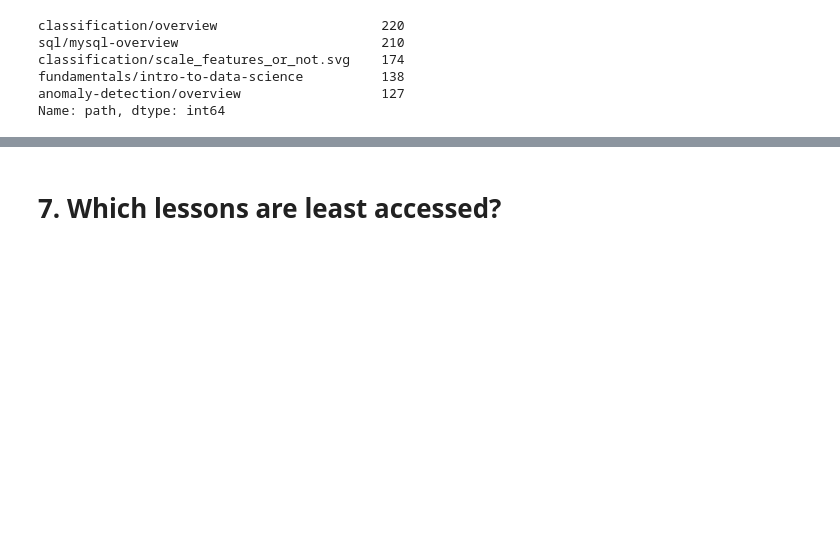
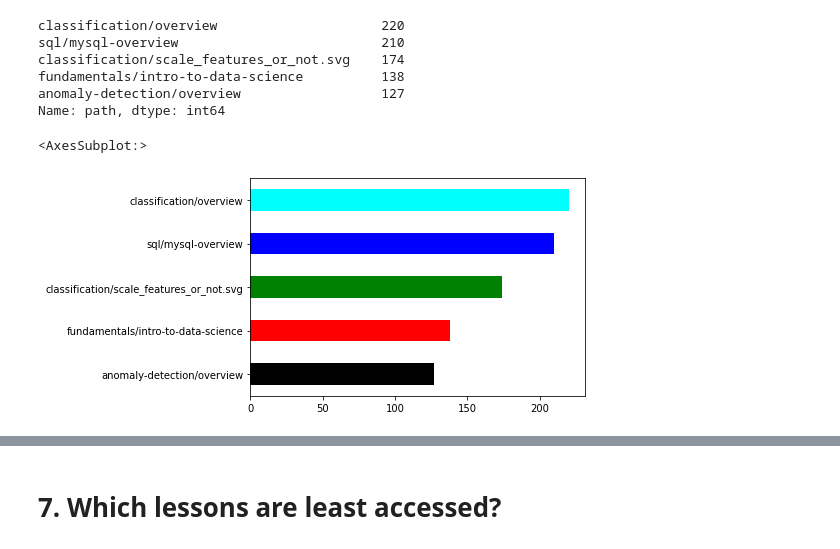
Before and after one commit to miller-cerna-laskowski-morris-eyring/anomaly-group-project, a Jupyter notebook: ray_eda.ipynb, the cells around one changed output, grey strips where cells are left out. Saved outputs shown, nothing was run; the diff lists cells and outputs as text; code cells hidden in the pictures; blank space fills up the shorter version.

```diff
--- a/ray_eda.ipynb
+++ b/ray_eda.ipynb
@@ -268,3 +269,9 @@ classification/scale_features_or_not.svg    174
 fundamentals/intro-to-data-science          138
 anomaly-detection/overview                  127
 Name: path, dtype: int64
+# %%
+postgrad_access_ds.path.value_counts().head().sort_values(ascending=True).plot(kind='barh',
+                                                                               color=['black', 'red', 'green', 'blue', 'cyan'])
+# %% [output]
+<AxesSubplot:>
+[figure, added]
```
Also changed, not shown: parts of 10 cells of this notebook.
